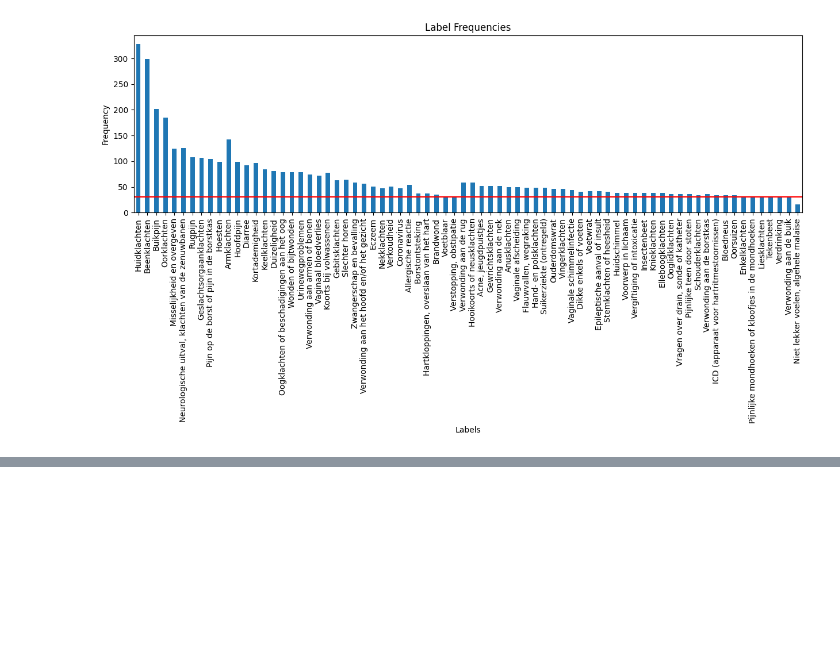
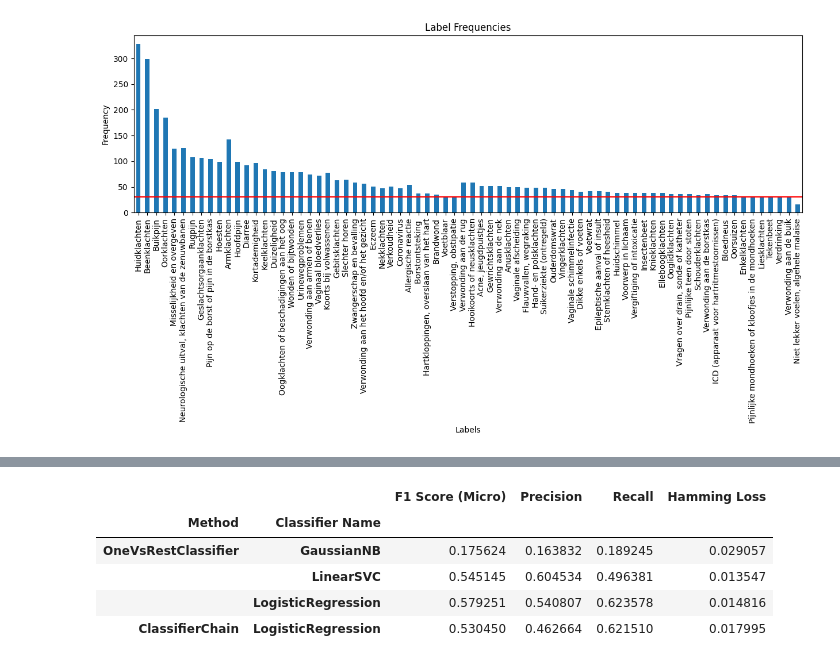
Before and after one commit to wilbsmond/medical-text-classification, a Jupyter notebook: Colab/model_building_ml.ipynb, the cells around one changed output, grey strips where cells are left out. Saved outputs shown, nothing was run; the diff lists cells and outputs as text; code cells hidden in the pictures; blank space fills up the shorter version.

```diff
--- a/Colab/model_building.ipynb
+++ b/Colab/model_building_ml.ipynb
@@ -218,0 +284,38 @@ visualize_frequencies(y_train_oversampled, hline=30)
+# %%
+# Evaluate base classifiers with OneVsRestClassifier
+base_classifiers = {
+    'GaussianNB': GaussianNB(),
+    'LinearSVC': LinearSVC(class_weight='balanced'),
+    'LogisticRegression': LogisticRegression(class_weight='balanced'),
+}
+
+multilabel_classifiers = ["OneVsRestClassifier"] #, "ClassifierChain", "Rakel"]
+
+# Collect all performance metrics
+all_performance_metrics = []
+
+
+for name, clf in base_classifiers.items():
+  for ml_clf in multilabel_classifiers:
+      performance_metrics = clf_multilabel(ml_clf, clf)
+      all_performance_metrics.append(performance_metrics)
+
+# Identify the best classifier based on F1 Score
+best_classifier_name = max(all_performance_metrics, key=lambda x: x['F1 Score (Micro)'])['Classifier Name']
+best_classifier = base_classifiers[best_classifier_name]
+
+# Use the best classifier with Classifier Chains and Random k-Labelsets
+all_performance_metrics.append(clf_multilabel("ClassifierChain", best_classifier))
+all_performance_metrics.append(clf_multilabel("Rakel", best_classifier))
+# %%
+# Convert to DataFrame for easier analysis
+df_performance = pd.DataFrame(all_performance_metrics)
+df_performance.set_index(['Method', 'Classifier Name'], inplace=True)
+df_performance
+# %% [output]
+|  |  | F1 Score (Micro) | Precision | Recall | Hamming Loss |
+| Method | Classifier Name |  |  |  |  |
+| OneVsRestClassifier | GaussianNB | 0.175624 | 0.163832 | 0.189245 | 0.029057 |
+|  | LinearSVC | 0.545145 | 0.604534 | 0.496381 | 0.013547 |
+|  | LogisticRegression | 0.579251 | 0.540807 | 0.623578 | 0.014816 |
+| ClassifierChain | LogisticRegression | 0.530450 | 0.462664 | 0.621510 | 0.017995 |
```
Also changed, not shown: parts of 13 cells of this notebook, 31 other files.
